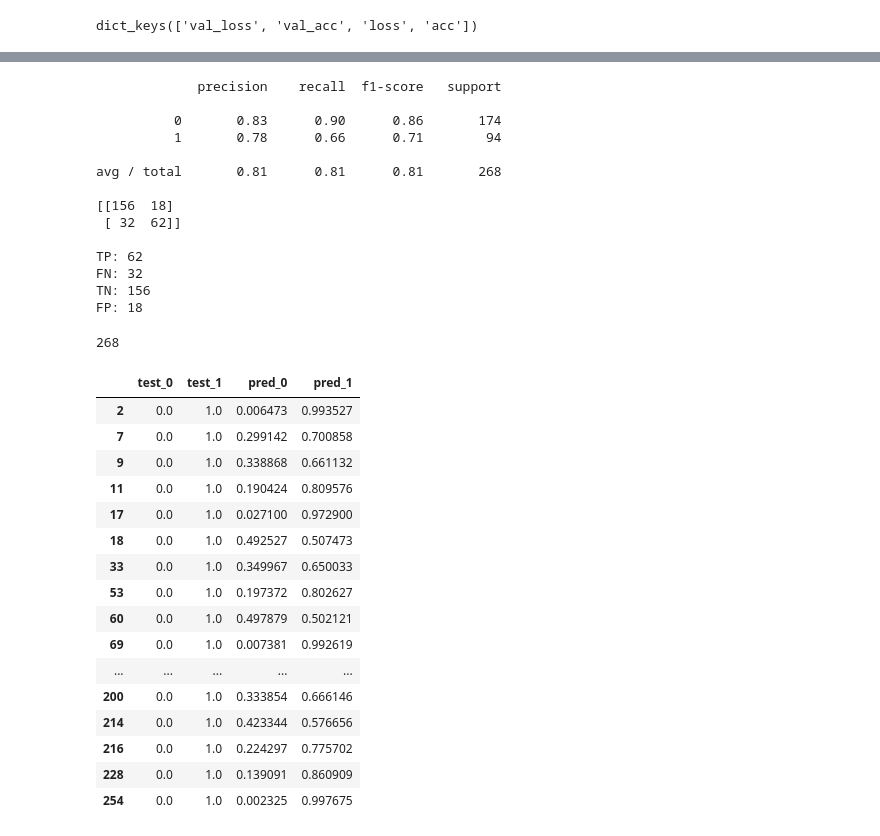
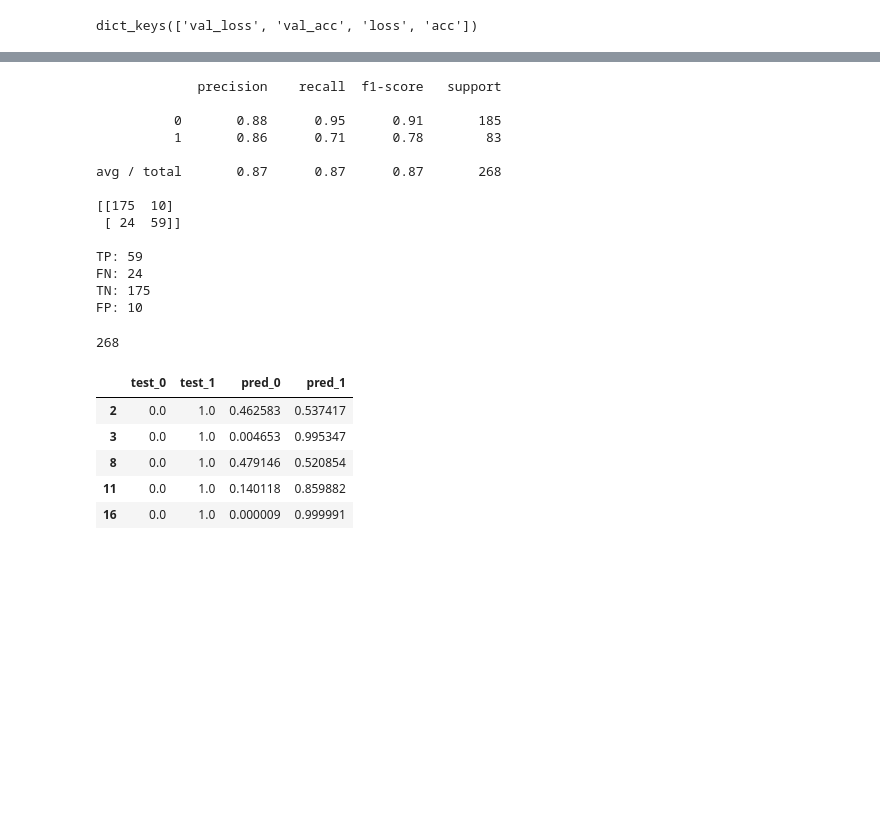
Before and after one commit to dvitsios/deep-learning-titanic-jupyter-keras, a Jupyter notebook: nn_training_one_hot_encoding.ipynb, the cells around one changed output, grey strips where cells are left out. Drawn from its saved outputs; the diff is of its cells as text; code cells hidden in the pictures; blank space fills up the shorter version.

```diff
--- a/nn_training_one_hot_encoding.ipynb
+++ b/nn_training_one_hot_encoding.ipynb
@@ -25,16 +25,11 @@ def prepare_input_df(data, is_training=True):
     data = one_hot_data
 
     # imputing missing values
-#     data.Cabin.fillna(0, inplace=True)
     data.loc[~data['Cabin'].isnull(), ['Cabin']] = 1
     data.loc[data['Cabin'].isnull(), ['Cabin']] = 0
 
-#     data['Cabin'].loc[~data['Cabin'].isnull()] = 1
-#     data['Cabin'].loc[data['Cabin'].isnull()] = 0
-    data.loc[data['Age'].isnull(), ['Age']] = 0
+    data.loc[data['Age'].isnull(), ['Age']] = data['Age'].max()
 
-#     data.Age.fillna(-1100, inplace=True)
-#     data['Age'].loc[data['Age'].isnull()] = data['Age'].mean()
 
     ## replace YES with 1 and NO with 0 and store to 'y'
     # label_mapping = {'YES': 1, 'NO': 0}
@@ -65,7 +60,7 @@ data = prepare_input_df(data)
 
 data[:10]
 
-test = pd.read_csv('test.csv', sep=',')
-test_data = prepare_input_df(test, False)
-test_data[:10]
+# test = pd.read_csv('test.csv', sep=',')
+# test_data = prepare_input_df(test, False)
+# test_data[:10]
 # %% [output]
@@ -135,13 +128,15 @@ from keras.metrics import categorical_accuracy
 from keras.wrappers.scikit_learn import KerasClassifier
 
 def create_model(init_mode='he_normal'):
+
+    reglr = 0.0001
     # Building the model
     model = Sequential()
     # model.add(Dense(16, activation='relu', input_shape=(X_train.shape[1],), kernel_regularizer=regularizers.l2(0.01)))
-    model.add(Dense(32, kernel_initializer=init_mode, activation='relu', input_shape=(X_train.shape[1],) ))
+    model.add(Dense(512, kernel_initializer=init_mode, activation='relu', input_shape=(X_train.shape[1],), kernel_regularizer=regularizers.l2(reglr) ))
     model.add(Dropout(.4))
     # model.add(Dense(16, activation='relu', kernel_regularizer=regularizers.l2(0.01)))
-    model.add(Dense(8, kernel_initializer=init_mode, activation='relu'))
+    model.add(Dense(128, kernel_initializer=init_mode, activation='relu', kernel_regularizer=regularizers.l2(reglr)))
     model.add(Dropout(.2))
     # model.add(Dense(16, activation='relu', kernel_regularizer=regularizers.l2(0.01)))
     # model.add(Dropout(.1))
@@ -237,4 +244,7 @@ model = KerasClassifier(build_fn=create_model('he_normal'), epochs=100, batch_si
 # %%
+# Creating the model
+model = create_model()
+
 # Training the model
 # callbacks = [EarlyStopping(monitor='acc', patience=2)] # do not apply without checking
-out = model.fit(X_train, y_train, epochs=500, batch_size=32, verbose=1, validation_split=0.1) #, callbacks=callbacks)
+out = model.fit(X_train, y_train, epochs=100, batch_size=32, verbose=1, validation_split=0.1) #, callbacks=callbacks)
@@ -307,39 +335,28 @@ len(p)
 # %% [output]
              precision    recall  f1-score   support
 
-          0       0.83      0.90      0.86       174
-          1       0.78      0.66      0.71        94
+          0       0.88      0.95      0.91       185
+          1       0.86      0.71      0.78        83
 
-avg / total       0.81      0.81      0.81       268
+avg / total       0.87      0.87      0.87       268
 
-[[156  18]
- [ 32  62]]
+[[175  10]
+ [ 24  59]]
 
-TP: 62
-FN: 32
-TN: 156
-FP: 18
+TP: 59
+FN: 24
+TN: 175
+FP: 10
 268
 # %%
 conc = pd.concat([pd.DataFrame(y_test), pd.DataFrame(p)], axis=1)
 conc.columns = ['test_0', 'test_1', 'pred_0', 'pred_1']
 subdf = conc.loc[conc['test_1'] == 1]
-subdf.loc[subdf['pred_1'] >= 0.5]
+subdf.loc[subdf['pred_1'] >= 0.5][:5]
 # %% [output]
 |  | test_0 | test_1 | pred_0 | pred_1 |
-| 2 | 0.0 | 1.0 | 0.006473 | 0.993527 |
-| 7 | 0.0 | 1.0 | 0.299142 | 0.700858 |
-| 9 | 0.0 | 1.0 | 0.338868 | 0.661132 |
-| 11 | 0.0 | 1.0 | 0.190424 | 0.809576 |
-| 17 | 0.0 | 1.0 | 0.027100 | 0.972900 |
-| 18 | 0.0 | 1.0 | 0.492527 | 0.507473 |
-| 33 | 0.0 | 1.0 | 0.349967 | 0.650033 |
-| 53 | 0.0 | 1.0 | 0.197372 | 0.802627 |
-| 60 | 0.0 | 1.0 | 0.497879 | 0.502121 |
-| 69 | 0.0 | 1.0 | 0.007381 | 0.992619 |
-| ... | ... | ... | ... | ... |
-| 200 | 0.0 | 1.0 | 0.333854 | 0.666146 |
-| 214 | 0.0 | 1.0 | 0.423344 | 0.576656 |
-| 216 | 0.0 | 1.0 | 0.224297 | 0.775702 |
-| 228 | 0.0 | 1.0 | 0.139091 | 0.860909 |
-| 254 | 0.0 | 1.0 | 0.002325 | 0.997675 |
+| 2 | 0.0 | 1.0 | 0.462583 | 0.537417 |
+| 3 | 0.0 | 1.0 | 0.004653 | 0.995347 |
+| 8 | 0.0 | 1.0 | 0.479146 | 0.520854 |
+| 11 | 0.0 | 1.0 | 0.140118 | 0.859882 |
+| 16 | 0.0 | 1.0 | 0.000009 | 0.999991 |
```
Also changed, not shown: parts of 15 cells of this notebook, 2 other files.
